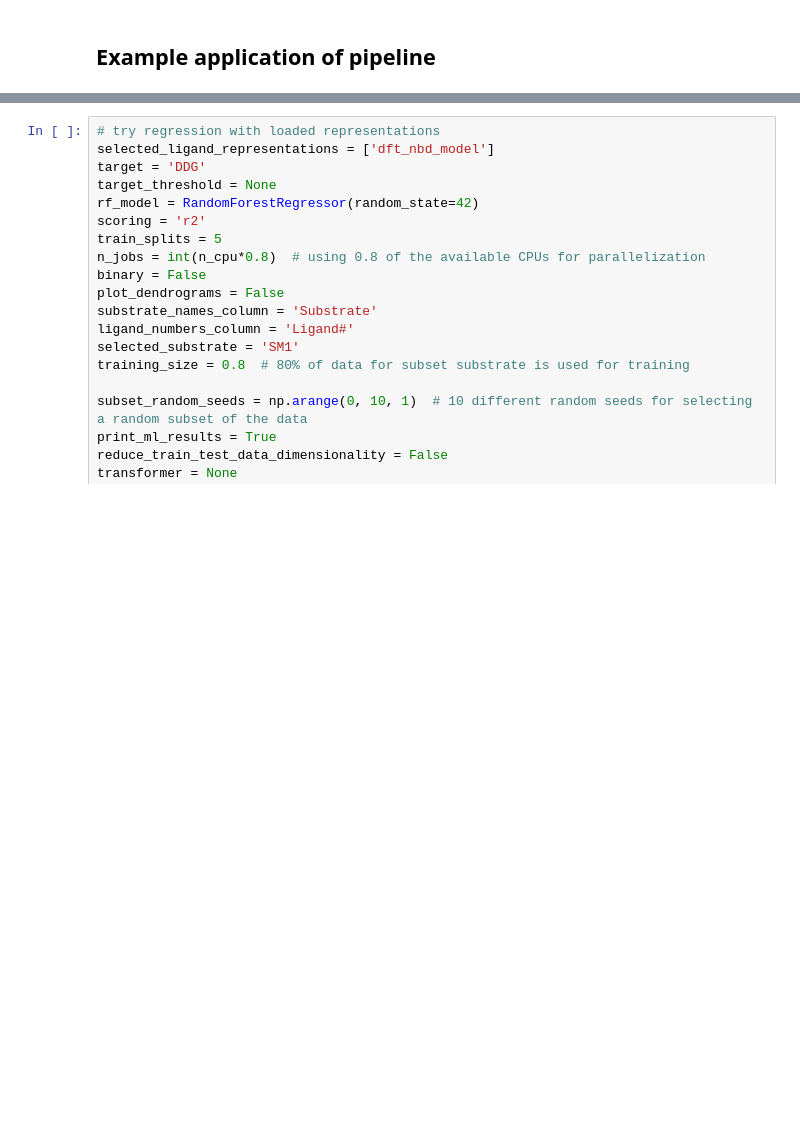
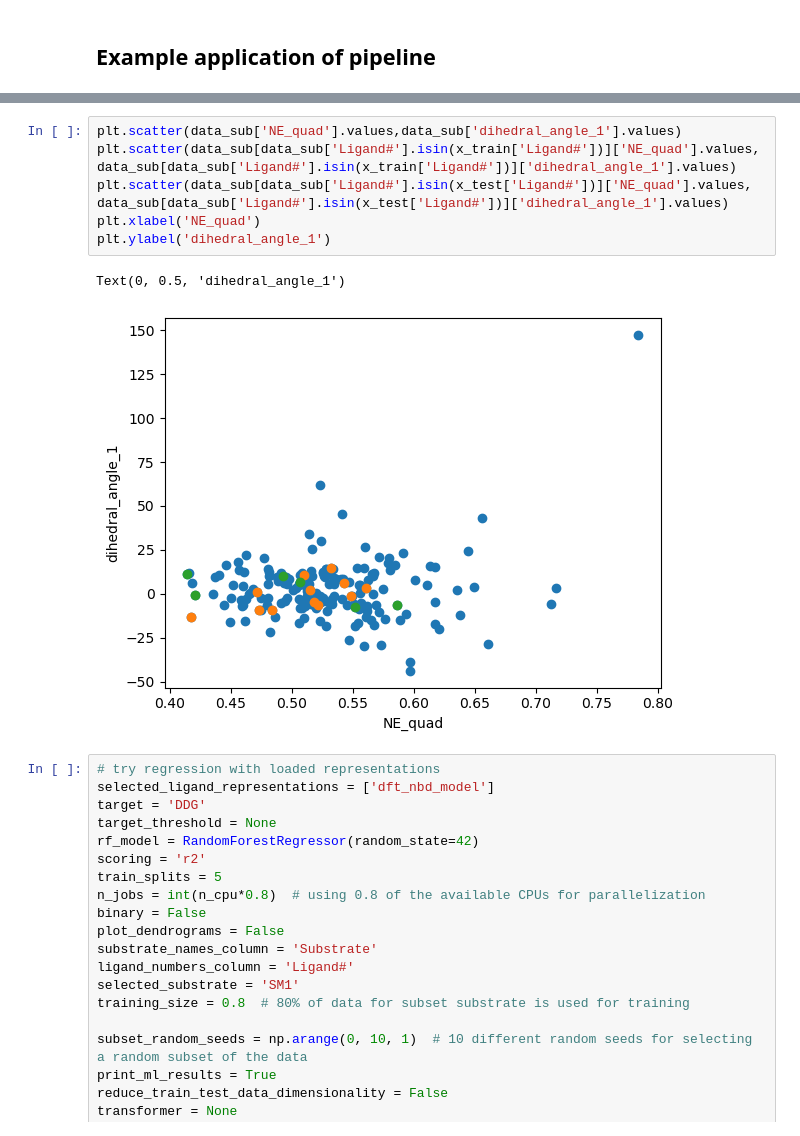
Before and after one commit to EPiCs-group/obelix-ml-pipeline, a Jupyter notebook: obelix_ml_pipeline/notebooks/4.predictions_within_substrate_class_for_random_subset.ipynb, the cells around one changed output, grey strips where cells are left out. Saved outputs shown, nothing was run; the diff lists cells and outputs as text; blank space fills up the shorter version.

```diff
--- a/obelix_ml_pipeline/notebooks/4.predictions_within_substrate_class_for_random_subset.ipynb
+++ b/obelix_ml_pipeline/notebooks/4.predictions_within_substrate_class_for_random_subset.ipynb
@@ -31,3 +240,12 @@ This case is mainly focused on regression models, since we wanted to investigate
+# %%
+plt.scatter(data_sub['NE_quad'].values,data_sub['dihedral_angle_1'].values)
+plt.scatter(data_sub[data_sub['Ligand#'].isin(x_train['Ligand#'])]['NE_quad'].values, data_sub[data_sub['Ligand#'].isin(x_train['Ligand#'])]['dihedral_angle_1'].values)
+plt.scatter(data_sub[data_sub['Ligand#'].isin(x_test['Ligand#'])]['NE_quad'].values, data_sub[data_sub['Ligand#'].isin(x_test['Ligand#'])]['dihedral_angle_1'].values)
+plt.xlabel('NE_quad')
+plt.ylabel('dihedral_angle_1')
+# %% [output]
+Text(0, 0.5, 'dihedral_angle_1')
+[figure, added]
 # %%
 # try regression with loaded representations
 selected_ligand_representations = ['dft_nbd_model']
```
Also changed, not shown: parts of 19 cells of this notebook.
